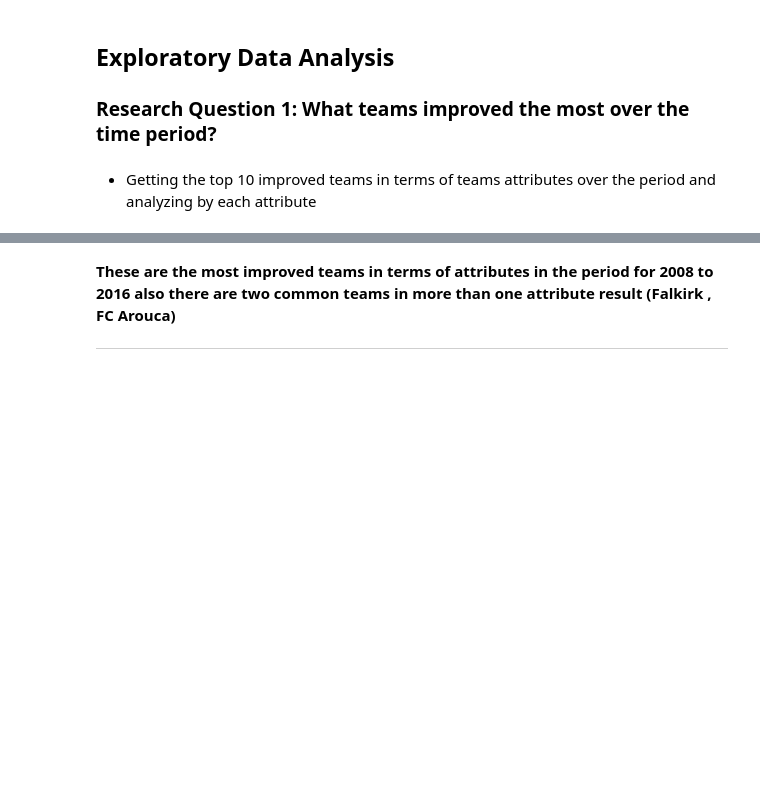
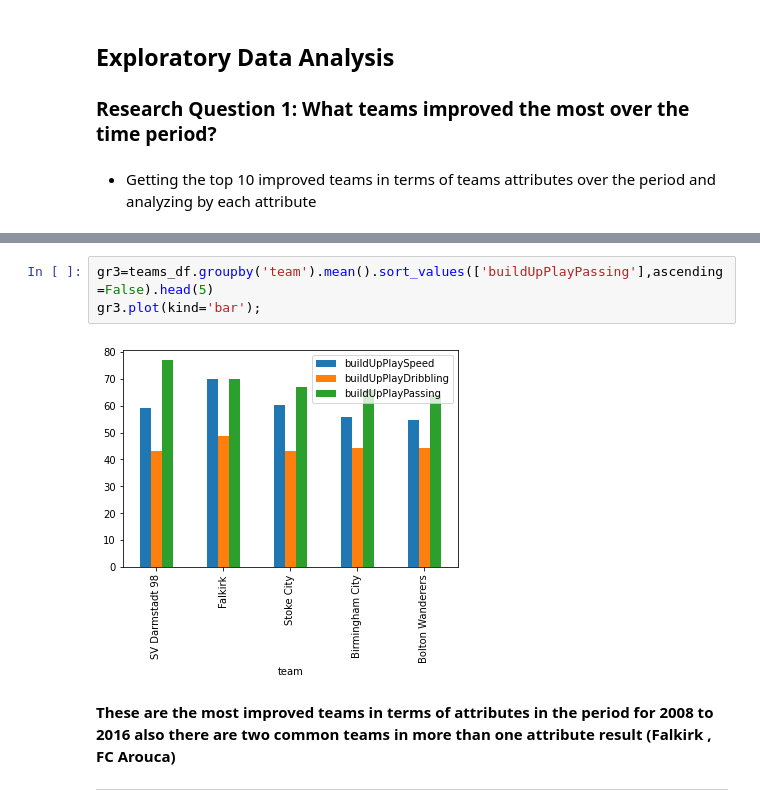
Before and after one commit to omarshoura/Udacity-DAND, a Jupyter notebook: Projects/Investigate a Dataset/Investigate a dataset (European Soccer Database).ipynb, the cells around one changed output, grey strips where cells are left out. Drawn from its saved outputs; the diff is of its cells as text; blank space fills up the shorter version.

```diff
--- a/Projects/Investigate a Dataset/Investigate a dataset (European Soccer Database).ipynb
+++ b/Projects/Investigate a Dataset/Investigate a dataset (European Soccer Database).ipynb
@@ -147,3 +118,8 @@ axs[2].hist(group3);
+# %%
+gr3=teams_df.groupby('team').mean().sort_values(['buildUpPlayPassing'],ascending=False).head(5)
+gr3.plot(kind='bar');
+# %% [output]
+[figure, added]
 # %% [markdown]
 **These are the most improved teams in terms of attributes in the period for 2008 to 2016 also there are two common teams in more than one attribute result (Falkirk , FC Arouca)**
 
```
Also changed, not shown: parts of 13 cells of this notebook, 2 other files.
